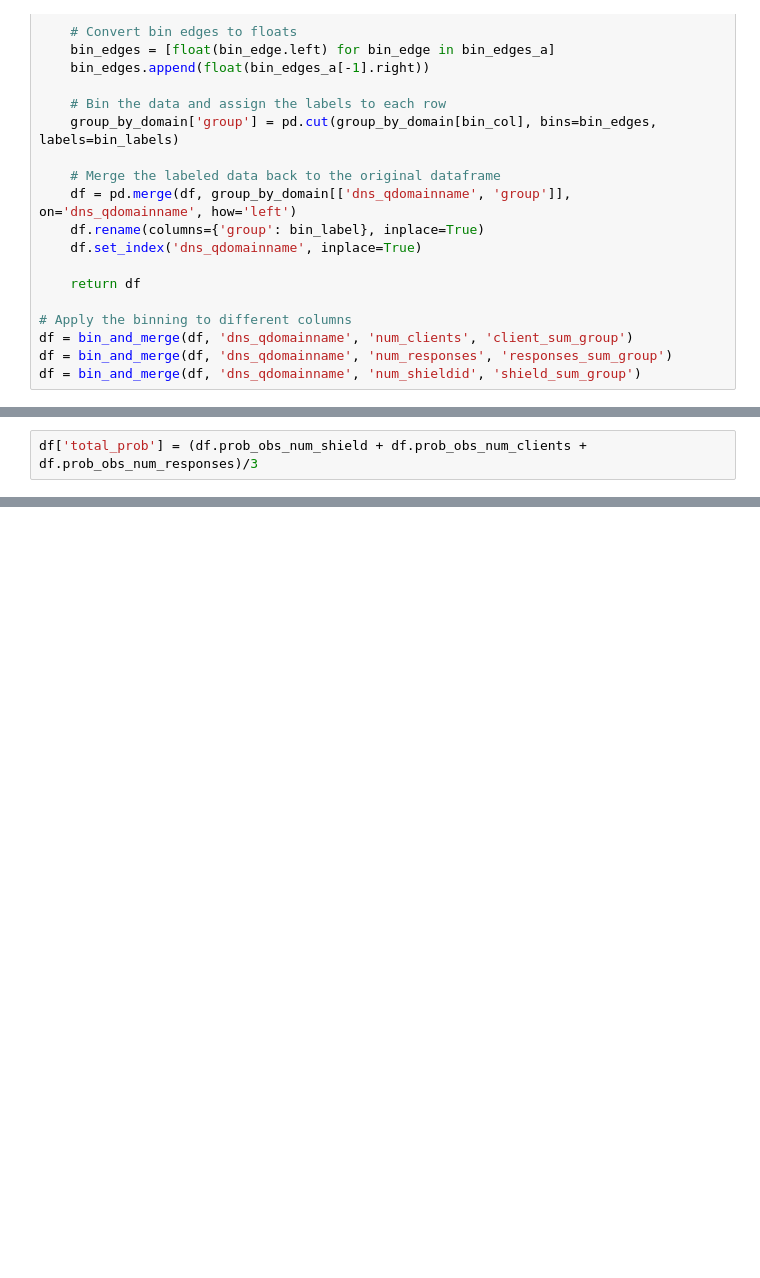
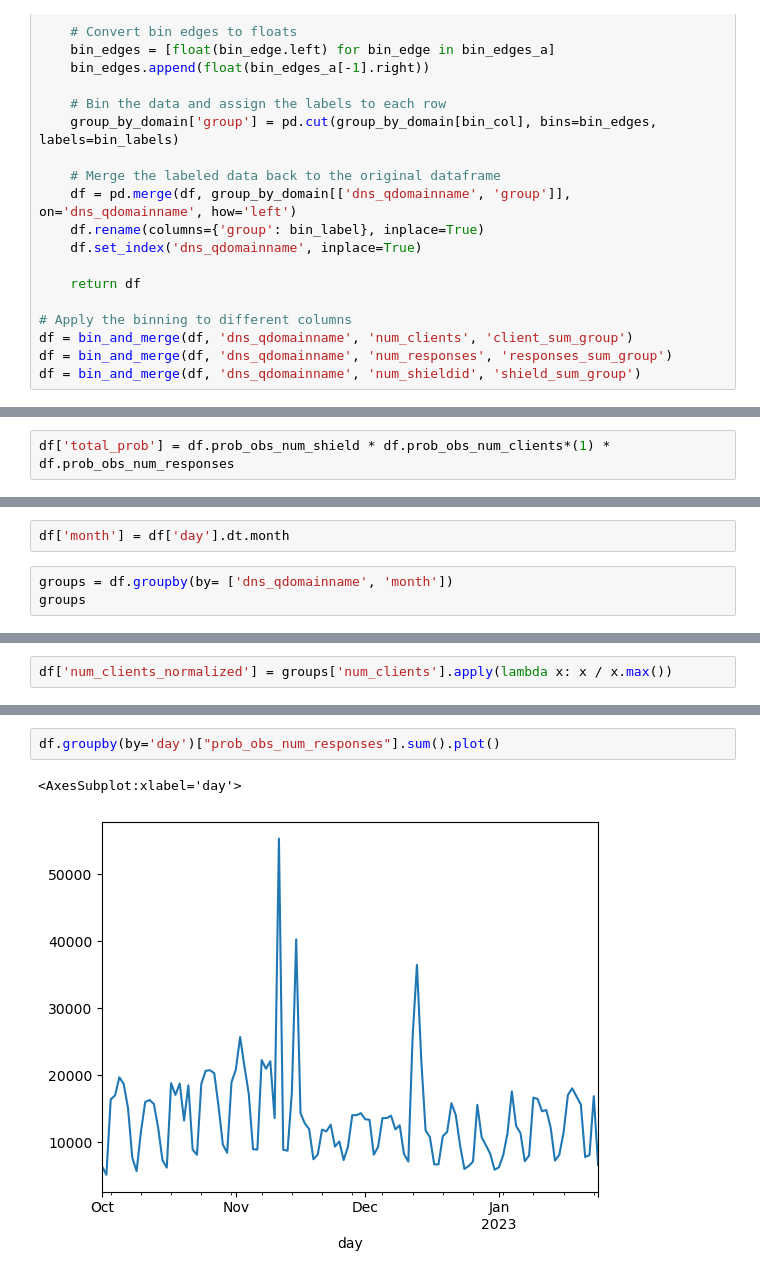
Before and after one commit to IntrusionINTZ/UniversityOfMontana_2023Spring, a Jupyter notebook: Jack/Anomaly Predictor.ipynb, the cells around one changed output, grey strips where cells are left out. Cells and saved outputs as stored; diff of their text form; blank space fills up the shorter version.

Commit message:
Update Anomaly Predictor.ipynb
trying to normalize by daily traffic

```diff
--- a/Jack/Anomaly Predictor.ipynb
+++ b/Jack/Anomaly Predictor.ipynb
@@ -96,2 +96,2 @@ Elapsed time: 71.61721658706665 seconds
 # %%
-df['total_prob'] = (df.prob_obs_num_shield + df.prob_obs_num_clients + df.prob_obs_num_responses)/3
+df['total_prob'] = df.prob_obs_num_shield * df.prob_obs_num_clients*(1) * df.prob_obs_num_responses
@@ -118,0 +98,5 @@ df.sort_values(by='total_prob').head(50)
+# %%
+df['month'] = df['day'].dt.month
+# %%
+groups = df.groupby(by= ['dns_qdomainname', 'month'])
+groups
@@ -118,0 +105,2 @@ df.sort_values(by='total_prob').head(50)
+# %%
+df['num_clients_normalized'] = groups['num_clients'].apply(lambda x: x / x.max())
@@ -118,0 +134,5 @@ df.sort_values(by='total_prob').head(50)
+# %%
+df.groupby(by='day')["prob_obs_num_responses"].sum().plot()
+# %% [output]
+<AxesSubplot:xlabel='day'>
+[figure, added]
```
Also changed, not shown: parts of 11 cells of this notebook.
